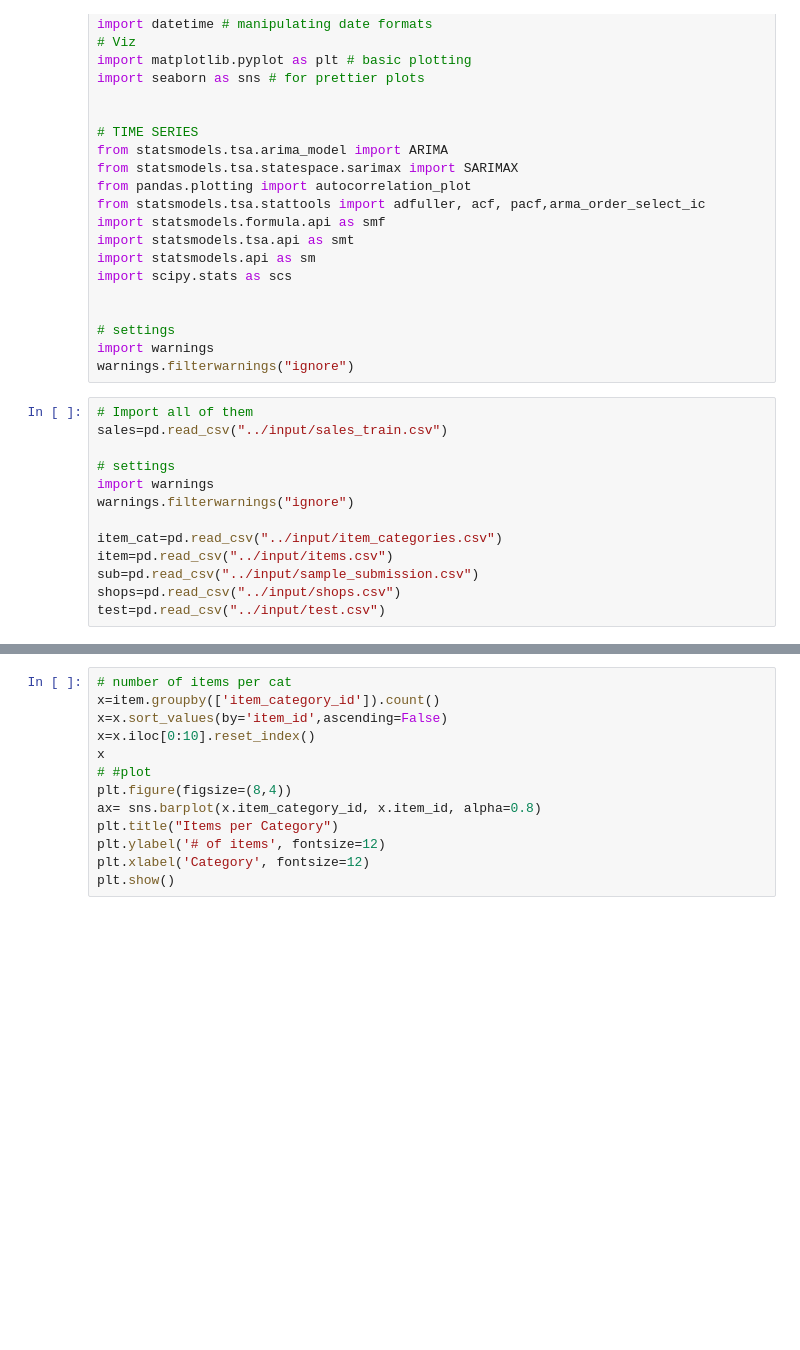
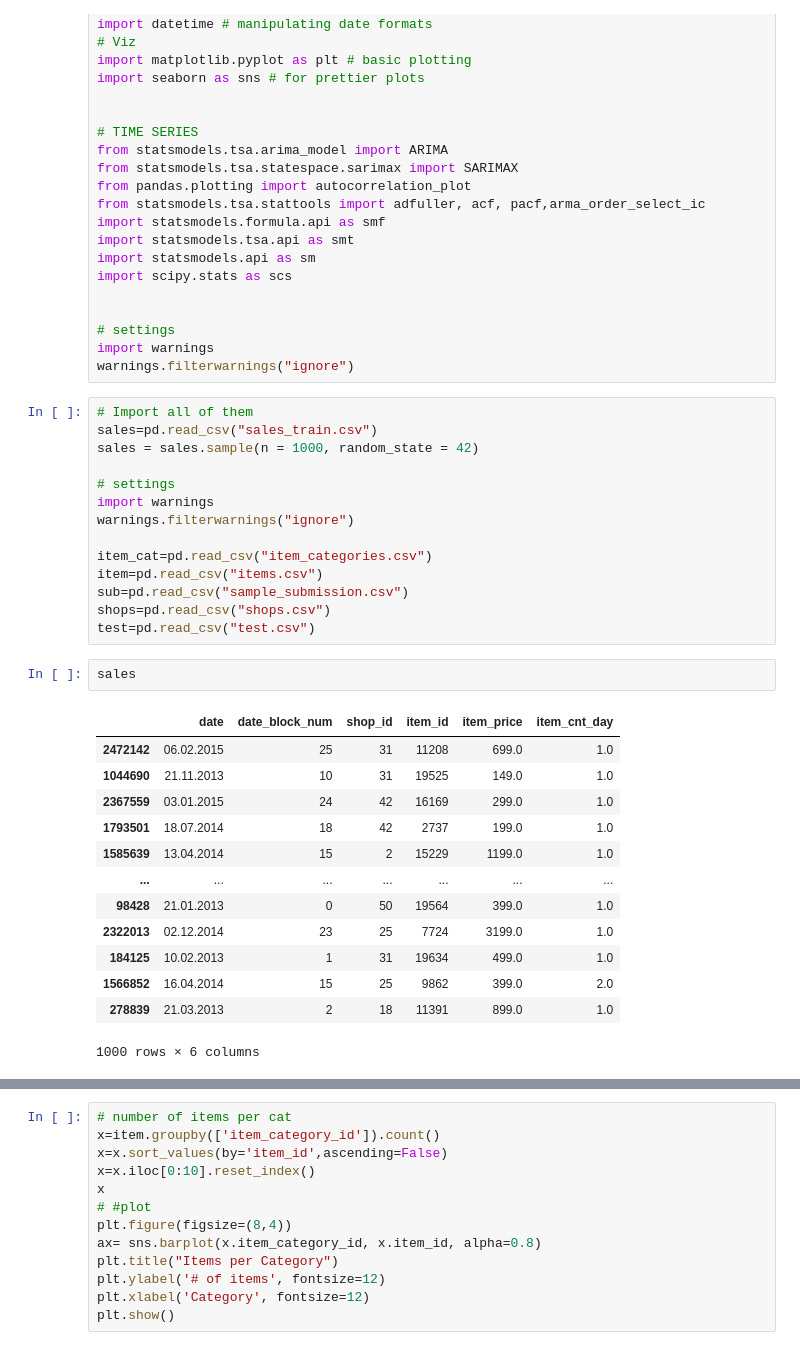
Before and after one commit to derSchmetterling/time_series, a Jupyter notebook: time-series-basics-exploring-traditional-ts.ipynb, the cells around one changed output, grey strips where cells are left out. Drawn from its saved outputs; the diff is of its cells as text; blank space fills up the shorter version.

```diff
--- a/time-series-basics-exploring-traditional-ts.ipynb
+++ b/time-series-basics-exploring-traditional-ts.ipynb
@@ -70,15 +70,32 @@ import warnings
 warnings.filterwarnings("ignore")
 # %%
 # Import all of them
-sales=pd.read_csv("../input/sales_train.csv")
+sales=pd.read_csv("sales_train.csv")
+sales = sales.sample(n = 1000, random_state = 42)
 
 # settings
 import warnings
 warnings.filterwarnings("ignore")
 
-item_cat=pd.read_csv("../input/item_categories.csv")
-item=pd.read_csv("../input/items.csv")
-sub=pd.read_csv("../input/sample_submission.csv")
-shops=pd.read_csv("../input/shops.csv")
-test=pd.read_csv("../input/test.csv")
+item_cat=pd.read_csv("item_categories.csv")
+item=pd.read_csv("items.csv")
+sub=pd.read_csv("sample_submission.csv")
+shops=pd.read_csv("shops.csv")
+test=pd.read_csv("test.csv")
+# %%
+sales
+# %% [output]
+|  | date | date_block_num | shop_id | item_id | item_price | item_cnt_day |
+| 2472142 | 06.02.2015 | 25 | 31 | 11208 | 699.0 | 1.0 |
+| 1044690 | 21.11.2013 | 10 | 31 | 19525 | 149.0 | 1.0 |
+| 2367559 | 03.01.2015 | 24 | 42 | 16169 | 299.0 | 1.0 |
+| 1793501 | 18.07.2014 | 18 | 42 | 2737 | 199.0 | 1.0 |
+| 1585639 | 13.04.2014 | 15 | 2 | 15229 | 1199.0 | 1.0 |
+| ... | ... | ... | ... | ... | ... | ... |
+| 98428 | 21.01.2013 | 0 | 50 | 19564 | 399.0 | 1.0 |
+| 2322013 | 02.12.2014 | 23 | 25 | 7724 | 3199.0 | 1.0 |
+| 184125 | 10.02.2013 | 1 | 31 | 19634 | 499.0 | 1.0 |
+| 1566852 | 16.04.2014 | 15 | 25 | 9862 | 399.0 | 2.0 |
+| 278839 | 21.03.2013 | 2 | 18 | 11391 | 899.0 | 1.0 |
+1000 rows × 6 columns
 # %%
```
Also changed, not shown: parts of 15 cells of this notebook.
